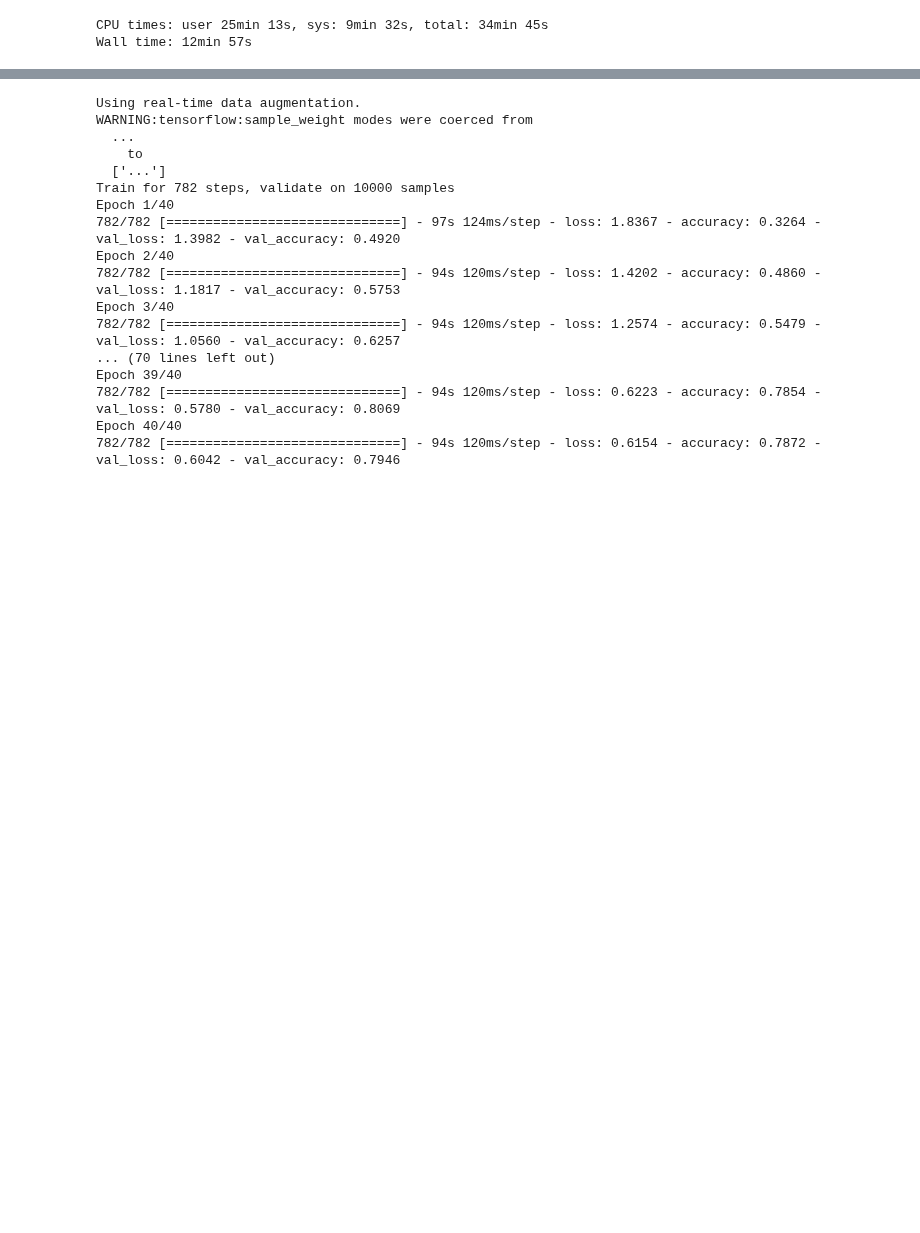
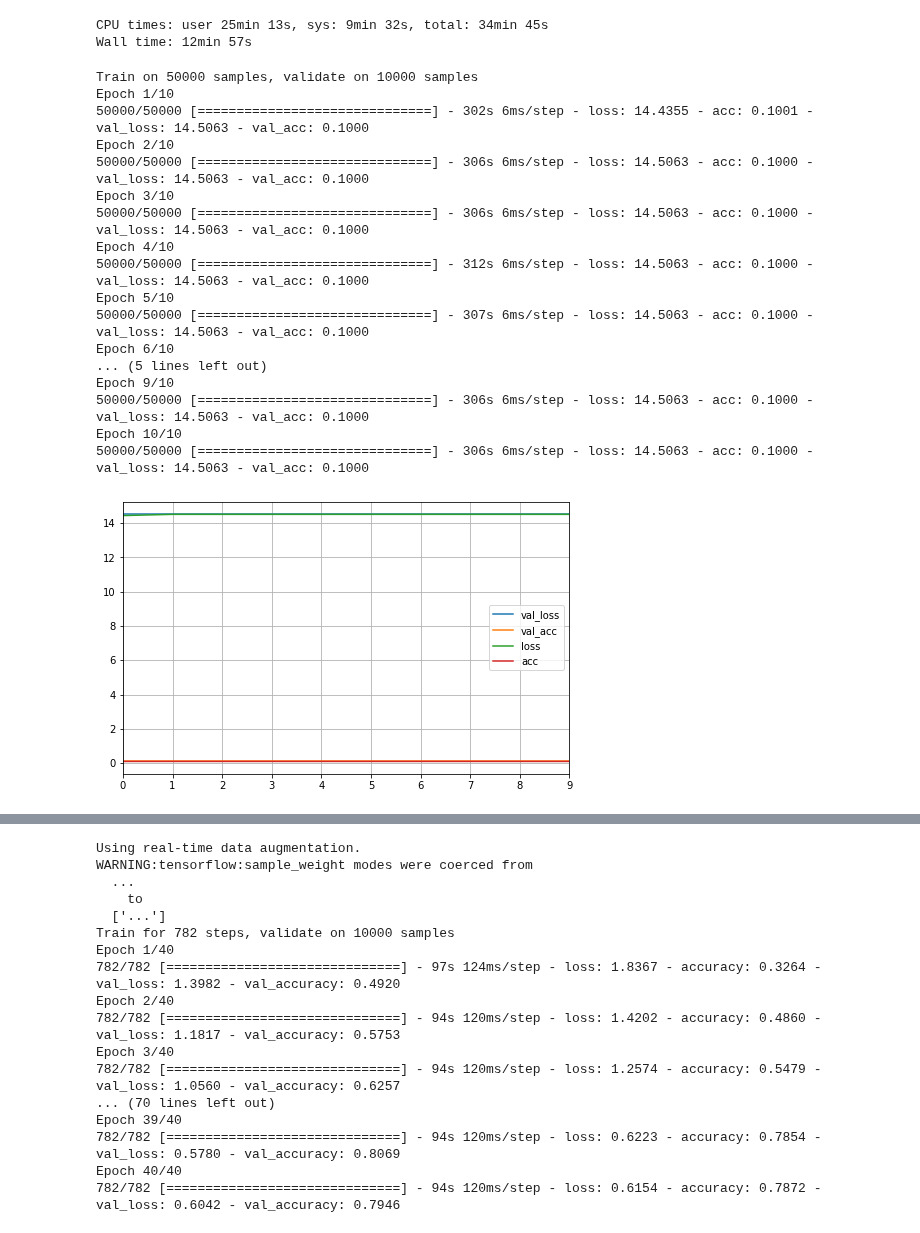
Before and after one commit to telenovelachuan/data_science, a Jupyter notebook: EECS_738_machine_learning/lab5/Lab5.ipynb, the cells around one changed output, grey strips where cells are left out. Drawn from its saved outputs; the diff is of its cells as text; code cells hidden in the pictures; blank space fills up the shorter version.

Commit message:
removing pooling

```diff
--- a/EECS_738_machine_learning/lab5/Lab5.ipynb
+++ b/EECS_738_machine_learning/lab5/Lab5.ipynb
@@ -301,0 +298,41 @@ Wall time: 12min 57s
+# %%
+%%time
+# Remove the Max Pooling Layers for CIFAR-10.
+inputs = Input(shape=x_train.shape[1:])
+output = Conv2D(32, (3, 3), padding='same', input_shape=x_train.shape[1:])(inputs)
+output = Conv2D(32, (3, 3))(output)
+#output = MaxPooling2D(pool_size=(2, 2))(output)
+output = Conv2D(32, (3, 3), padding='same')(output)
+output = Conv2D(32, (3, 3))(output)
+#output = MaxPooling2D(pool_size=(2, 2))(output)
+output = Flatten()(output)
+output = Dense(512)(output)
+#output = Dropout(0.5)(output)
+
+predictions = Dense(10, activation='softmax')(output)
+model = Model(inputs=inputs, outputs=predictions)
+model.compile(optimizer=SGD(lr=0.01, decay=1e-6, momentum=0.9, nesterov=True),
+              loss='categorical_crossentropy', metrics=['accuracy'])
+history = model.fit(x_train, y_train, epochs=10, batch_size=64, validation_data=(x_test, y_test))
+pd.DataFrame(history.history).plot(figsize=(8, 5))
+plt.grid(True)
+plt.show()
+# %% [output]
+Train on 50000 samples, validate on 10000 samples
+Epoch 1/10
+50000/50000 [==============================] - 302s 6ms/step - loss: 14.4355 - acc: 0.1001 - val_loss: 14.5063 - val_acc: 0.1000
+Epoch 2/10
+50000/50000 [==============================] - 306s 6ms/step - loss: 14.5063 - acc: 0.1000 - val_loss: 14.5063 - val_acc: 0.1000
+Epoch 3/10
+50000/50000 [==============================] - 306s 6ms/step - loss: 14.5063 - acc: 0.1000 - val_loss: 14.5063 - val_acc: 0.1000
+Epoch 4/10
+50000/50000 [==============================] - 312s 6ms/step - loss: 14.5063 - acc: 0.1000 - val_loss: 14.5063 - val_acc: 0.1000
+Epoch 5/10
+50000/50000 [==============================] - 307s 6ms/step - loss: 14.5063 - acc: 0.1000 - val_loss: 14.5063 - val_acc: 0.1000
+Epoch 6/10
+... (5 lines left out)
+Epoch 9/10
+50000/50000 [==============================] - 306s 6ms/step - loss: 14.5063 - acc: 0.1000 - val_loss: 14.5063 - val_acc: 0.1000
+Epoch 10/10
+50000/50000 [==============================] - 306s 6ms/step - loss: 14.5063 - acc: 0.1000 - val_loss: 14.5063 - val_acc: 0.1000
+[figure, added]
```
Also changed, not shown: parts of 4 cells of this notebook.
